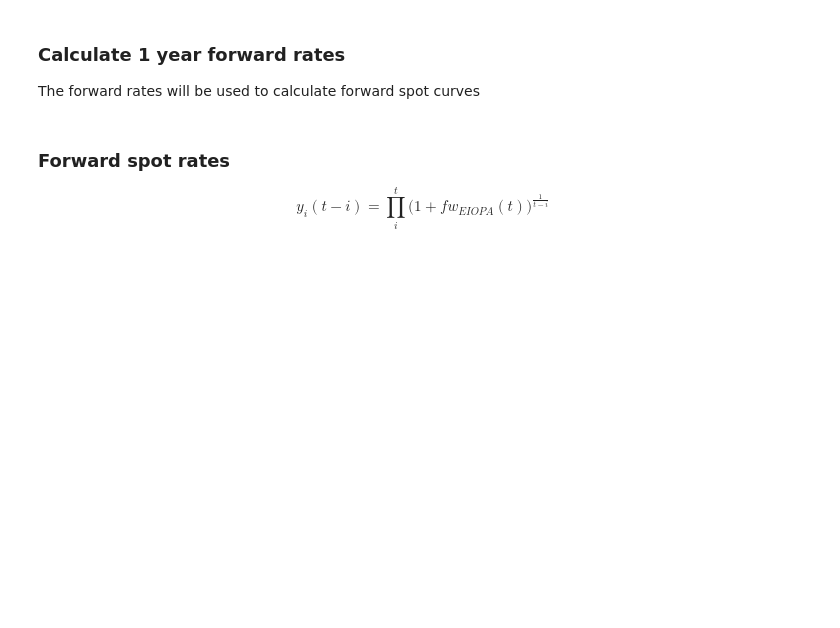
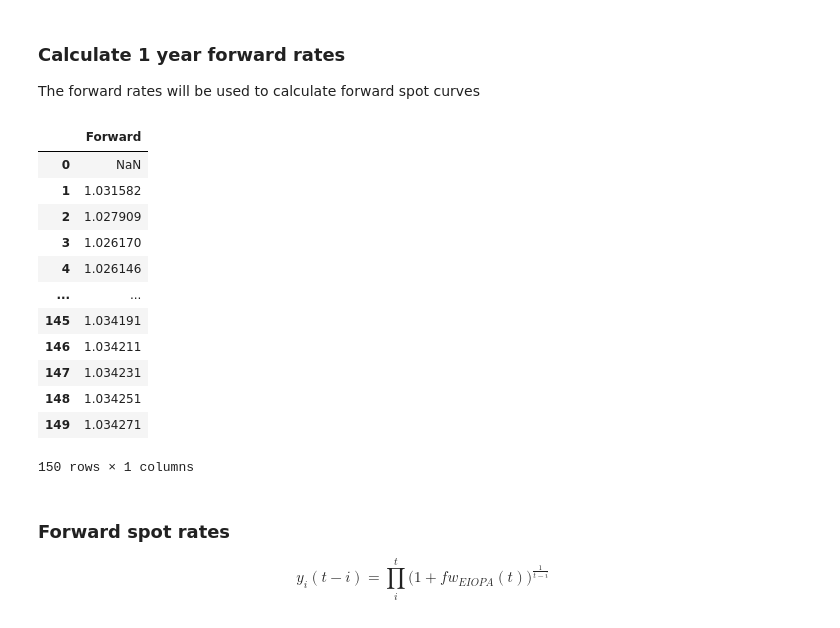
Before and after one commit to open-source-modelling/Open_Source_Economic_Model, a Jupyter notebook: PROTOTYPE CALIBRATION AND PROJECTION.ipynb, the cells around one changed output. Saved outputs shown, nothing was run; the diff lists cells and outputs as text; code cells hidden in the pictures; blank space fills up the shorter version.

```diff
--- a/PROTOTYPE CALIBRATION AND PROJECTION.ipynb
+++ b/PROTOTYPE CALIBRATION AND PROJECTION.ipynb
@@ -57,6 +50,22 @@ The forward rates will be used to calculate forward spot curves
 # %%
 fwdata = ((Curves.r_Obs["Yield"]+1) ** Curves.M_Obs["Maturity"])/((Curves.r_Obs["Yield"].shift(periods=1)+1) ** Curves.M_Obs["Maturity"].shift(periods=1))
 Curves.FwdRates = pd.DataFrame(data=fwdata.values, index=None, columns=["Forward"])
+# %%
+display(Curves.FwdRates)
+# %% [output]
+|  | Forward |
+| 0 | NaN |
+| 1 | 1.031582 |
+| 2 | 1.027909 |
+| 3 | 1.026170 |
+| 4 | 1.026146 |
+| ... | ... |
+| 145 | 1.034191 |
+| 146 | 1.034211 |
+| 147 | 1.034231 |
+| 148 | 1.034251 |
+| 149 | 1.034271 |
+150 rows × 1 columns
 # %% [markdown]
 ### Forward spot rates
 
```
Also changed, not shown: parts of 3 cells of this notebook, 1 other file.
